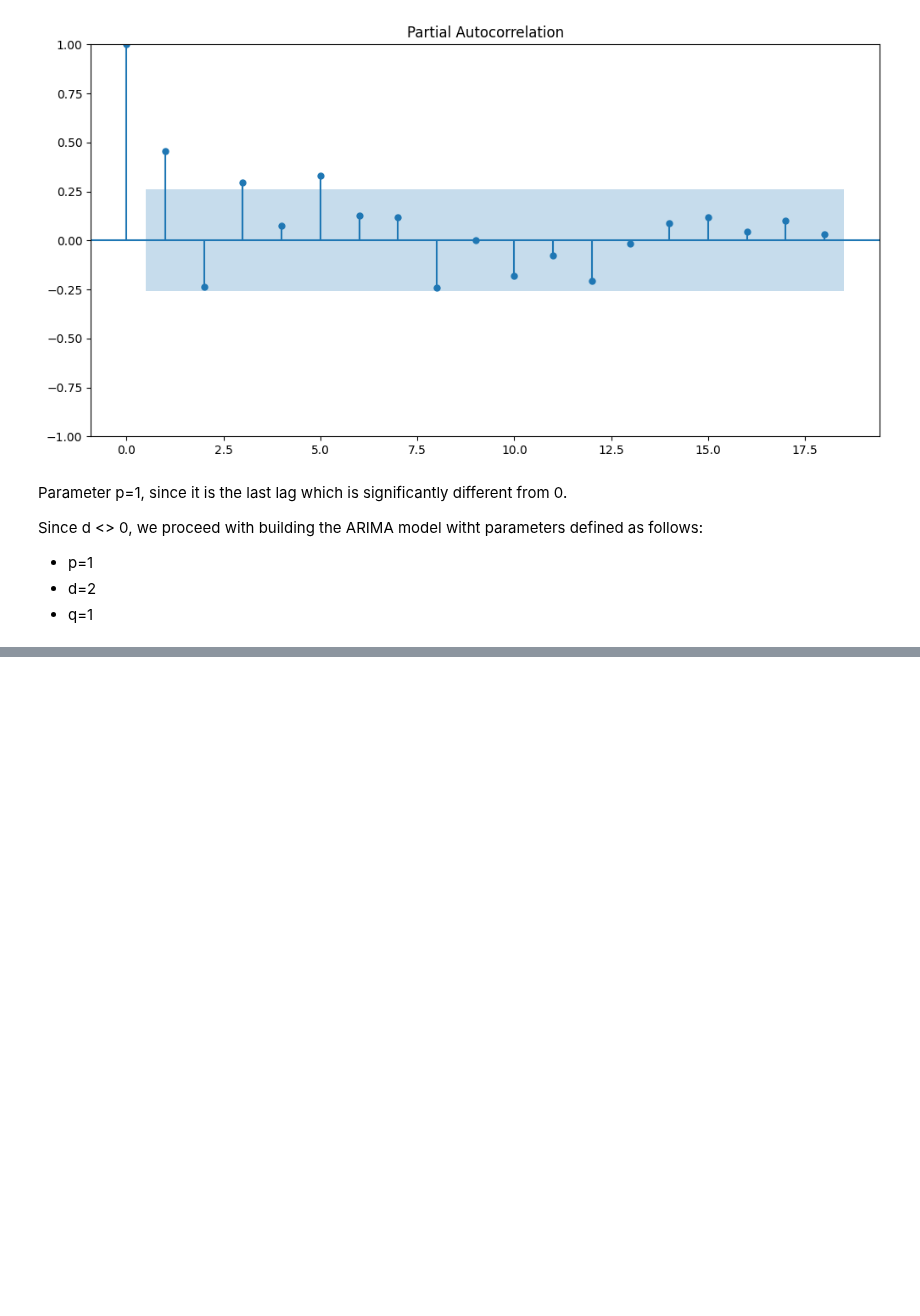
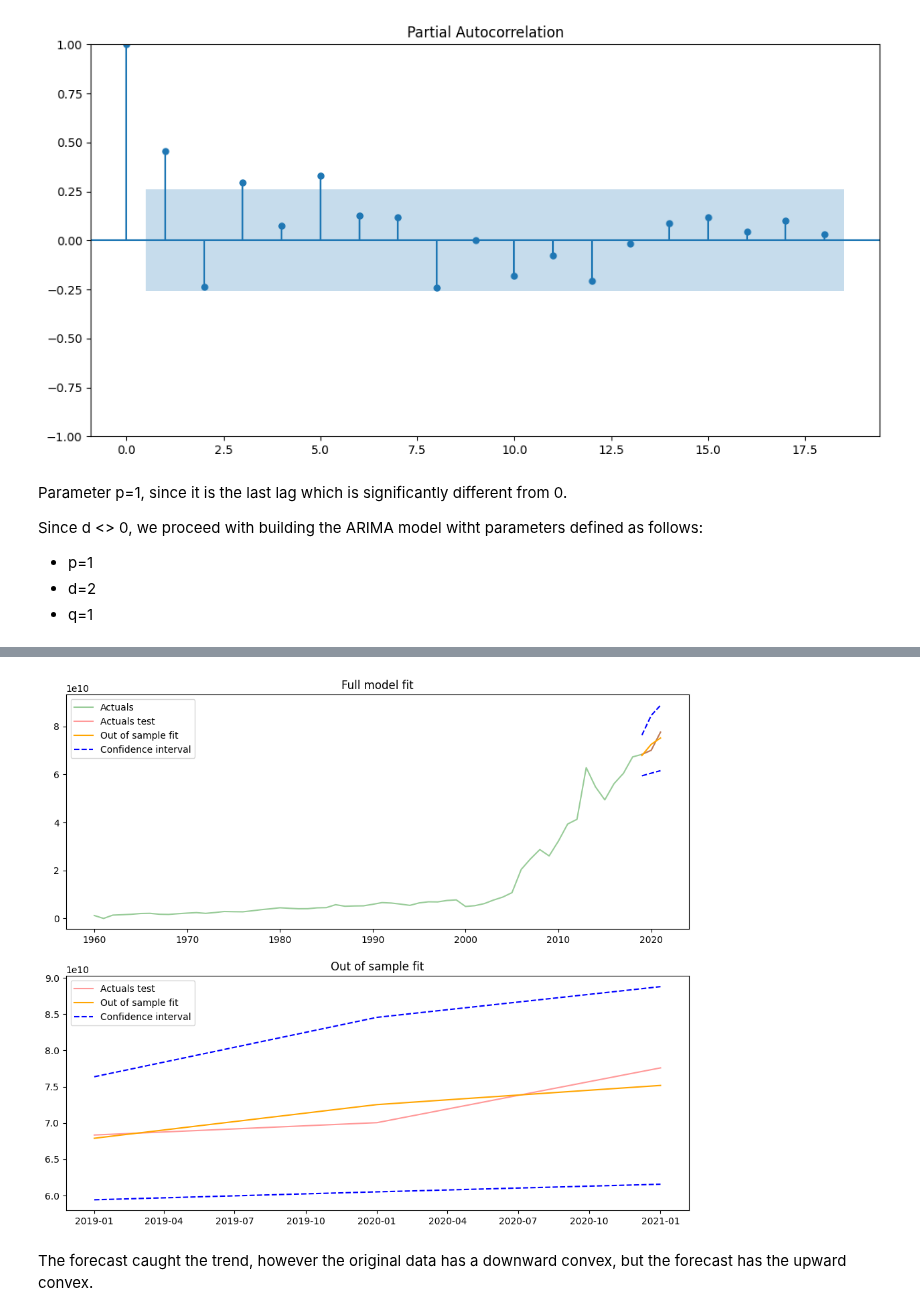
Before and after one commit to helios12/DataScienceProjects, a Jupyter notebook: tasks/task-10/Task-10-MATH-ML-13.Time_series.ipynb, the cells around one changed output, grey strips where cells are left out. Cells and saved outputs as stored; diff of their text form; code cells hidden in the pictures; blank space fills up the shorter version.

```diff
--- a/tasks/task-10/Task-10-MATH-ML-13.Time_series.ipynb
+++ b/tasks/task-10/Task-10-MATH-ML-13.Time_series.ipynb
@@ -190,0 +253,46 @@ Warnings:
+# %%
+# Fit the model with the best parameters
+arima_model = ARIMA(data_train['GDP (current US$)'], order=(1, 2, 3))
+arima_model_fit = arima_model.fit()
+arima_model_fit.summary()
+
+# Get a prediction
+data_pred = pd.DataFrame(index=data.index)
+data_pred['model_preds'] = arima_model_fit.predict(start=data_test.index[0], end=data_test.index[-1])
+data_pred['GDP (current US$)'] = data['GDP (current US$)']
+
+# Get values for the confidence interval of 5 %
+forecast = arima_model_fit.get_forecast(len(data_test.index))
+data_forecast = forecast.conf_int(alpha=0.05)
+data_forecast
+
+# Add the values of the confidence interval to the results dataframe
+data_pred.at[data_test.index, 'model_preds_lower'] = data_forecast['lower GDP (current US$)']
+data_pred.at[data_test.index, 'model_preds_upper'] = data_forecast['upper GDP (current US$)']
+data_pred
+
+# Present the results
+plt.rcParams['figure.figsize'] = 12, 10
+plt.subplot(2, 1, 1)
+plt.plot(data_pred['GDP (current US$)'], color='green', label='Actuals', alpha=0.4)
+plt.plot(data_test.loc[data_test.index]['GDP (current US$)'], color='red', label='Actuals test', alpha=0.4)
+plt.plot(data_pred.loc[data_test.index]['model_preds'], color='orange', label='Out of sample fit')
+plt.plot(data_pred.loc[data_test.index]['model_preds_lower'], color='blue', linestyle='--', label='Confidence interval')
+plt.plot(data_pred.loc[data_test.index]['model_preds_upper'], color='blue', linestyle='--')
+plt.title('Full model fit')
+plt.legend()
+
+plt.subplot(2, 1, 2)
+#plt.plot(data_pred['GDP (current US$)'], color='green', label='Actuals', alpha=0.4)
+plt.plot(data_test.loc[data_test.index]['GDP (current US$)'], color='red', label='Actuals test', alpha=0.4)
+plt.plot(data_pred.loc[data_test.index]['model_preds'], color='orange', label='Out of sample fit')
+plt.plot(data_pred.loc[data_test.index]['model_preds_lower'], color='blue', linestyle='--', label='Confidence interval')
+plt.plot(data_pred.loc[data_test.index]['model_preds_upper'], color='blue', linestyle='--')
+plt.title('Out of sample fit')
+plt.legend()
+
+plt.show()
+# %% [output]
+[figure, added]
+# %% [markdown]
+The forecast caught the trend, however the original data has a downward convex, but the forecast has the upward convex.
```
Also changed, not shown: parts of 5 cells of this notebook.
